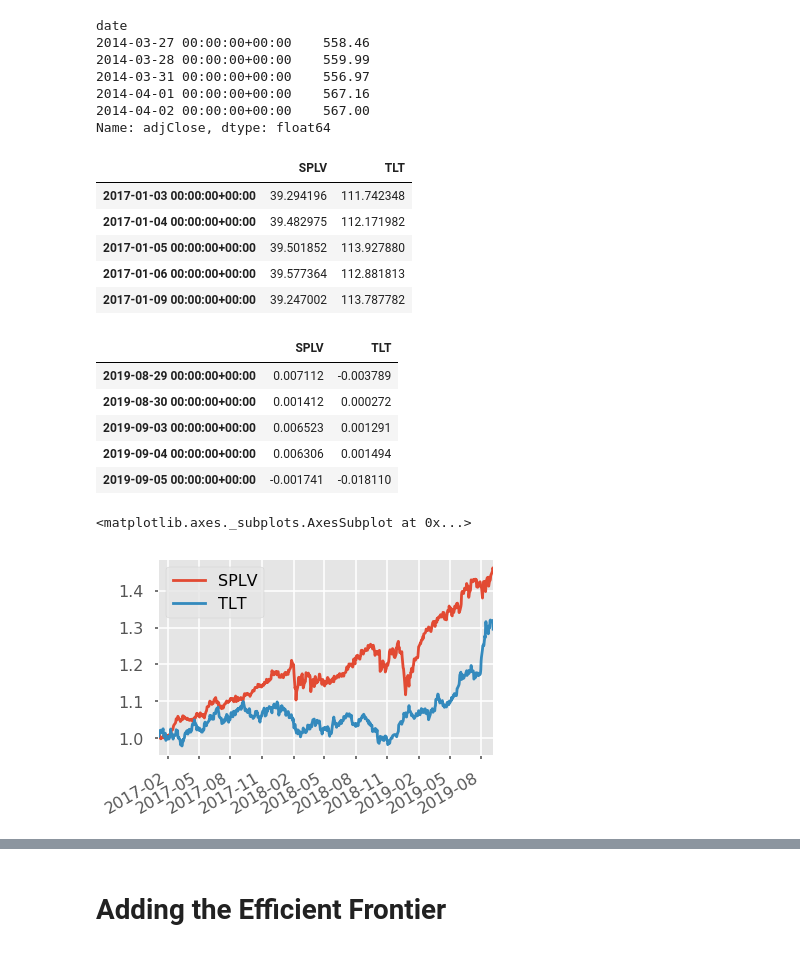
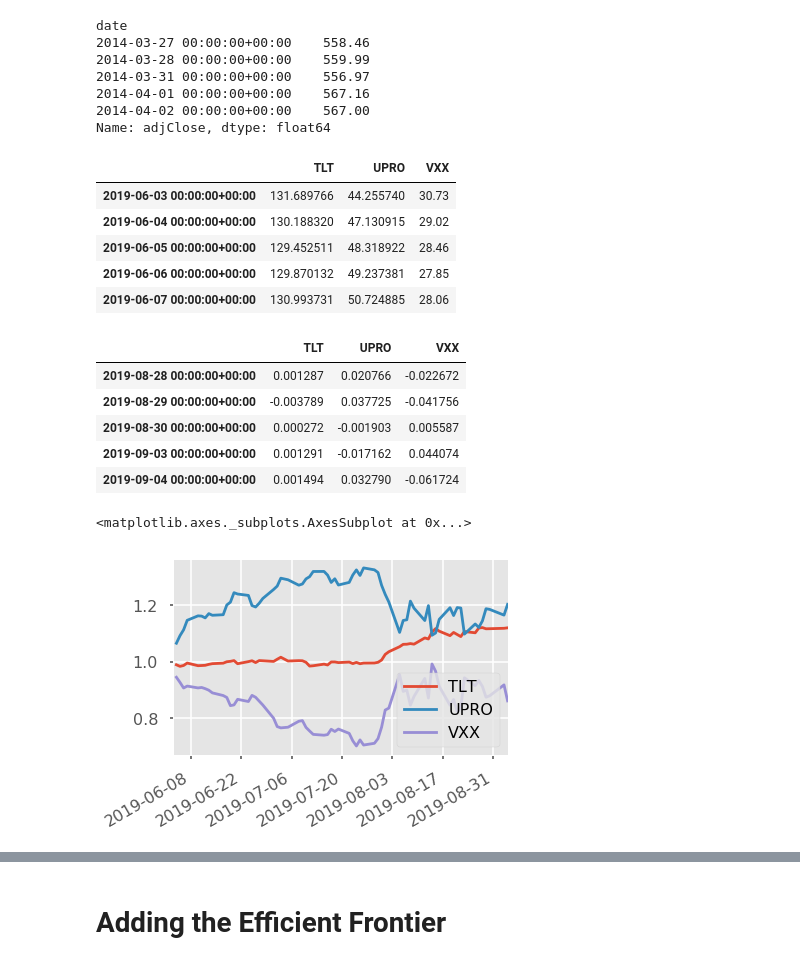
Before and after one commit to rwuebker/experimentation, a Jupyter notebook: efficient_frontier/two_stocks.ipynb, the cells around one changed output, grey strips where cells are left out. Drawn from its saved outputs; the diff is of its cells as text; code cells hidden in the pictures.

```diff
--- a/efficient_frontier/two_stocks.ipynb
+++ b/efficient_frontier/two_stocks.ipynb
@@ -29,39 +29,40 @@ date
 2014-04-02 00:00:00+00:00    567.00
 Name: adjClose, dtype: float64
 # %%
-start = dt.datetime(2017, 1, 1)
+start = dt.datetime(2019, 6, 1)
 end = dt.datetime(2019, 9, 4)
-tickers = ['SPLV', 'TLT']
+tickers = ['TLT', 'UPRO', 'VXX']
 df = pd.DataFrame()
 for ticker in tickers:
     tmp = pdr.get_data_tiingo(ticker, api_key=os.getenv('TIINGO_API_KEY')).droplevel(0).loc[start:,:]
     tmp = tmp['adjClose']
     tmp.name = ticker
     df = pd.concat([df, tmp], axis=1)
+    df = df.loc[:end].copy()
 
 df.head()
 # %% [output]
-|  | SPLV | TLT |
-| 2017-01-03 00:00:00+00:00 | 39.294196 | 111.742348 |
-| 2017-01-04 00:00:00+00:00 | 39.482975 | 112.171982 |
-| 2017-01-05 00:00:00+00:00 | 39.501852 | 113.927880 |
-| 2017-01-06 00:00:00+00:00 | 39.577364 | 112.881813 |
-| 2017-01-09 00:00:00+00:00 | 39.247002 | 113.787782 |
+|  | TLT | UPRO | VXX |
+| 2019-06-03 00:00:00+00:00 | 131.689766 | 44.255740 | 30.73 |
+| 2019-06-04 00:00:00+00:00 | 130.188320 | 47.130915 | 29.02 |
+| 2019-06-05 00:00:00+00:00 | 129.452511 | 48.318922 | 28.46 |
+| 2019-06-06 00:00:00+00:00 | 129.870132 | 49.237381 | 27.85 |
+| 2019-06-07 00:00:00+00:00 | 130.993731 | 50.724885 | 28.06 |
 # %%
 rets = df.pct_change()
 rets.tail()
 # %% [output]
-|  | SPLV | TLT |
-| 2019-08-29 00:00:00+00:00 | 0.007112 | -0.003789 |
-| 2019-08-30 00:00:00+00:00 | 0.001412 | 0.000272 |
-| 2019-09-03 00:00:00+00:00 | 0.006523 | 0.001291 |
-| 2019-09-04 00:00:00+00:00 | 0.006306 | 0.001494 |
-| 2019-09-05 00:00:00+00:00 | -0.001741 | -0.018110 |
+|  | TLT | UPRO | VXX |
+| 2019-08-28 00:00:00+00:00 | 0.001287 | 0.020766 | -0.022672 |
+| 2019-08-29 00:00:00+00:00 | -0.003789 | 0.037725 | -0.041756 |
+| 2019-08-30 00:00:00+00:00 | 0.000272 | -0.001903 | 0.005587 |
+| 2019-09-03 00:00:00+00:00 | 0.001291 | -0.017162 | 0.044074 |
+| 2019-09-04 00:00:00+00:00 | 0.001494 | 0.032790 | -0.061724 |
 # %%
 (1+rets).cumprod().plot()
 # %% [output]
 <matplotlib.axes._subplots.AxesSubplot at 0x...>
-[figure, old version]
+[figure, new version]
 # %%
 np.random.seed(101)
 
```
Also changed, not shown: parts of 5 cells of this notebook.
